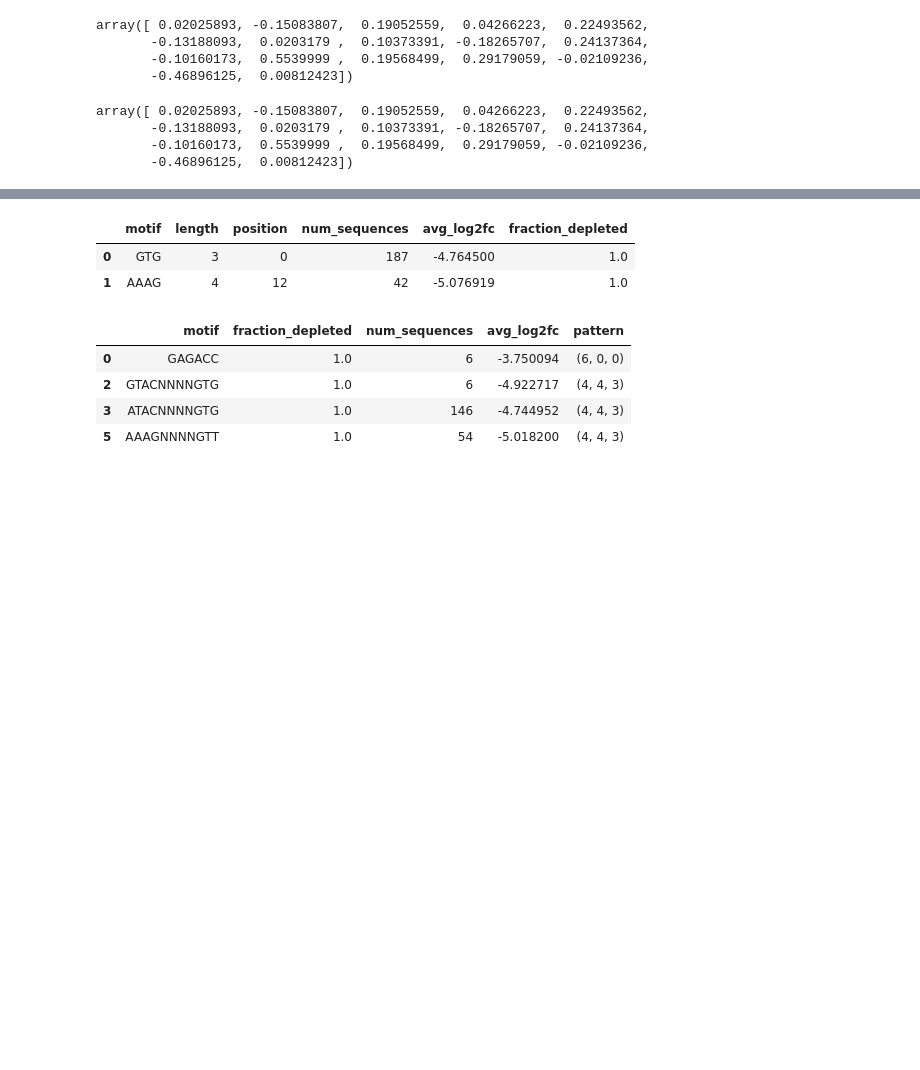
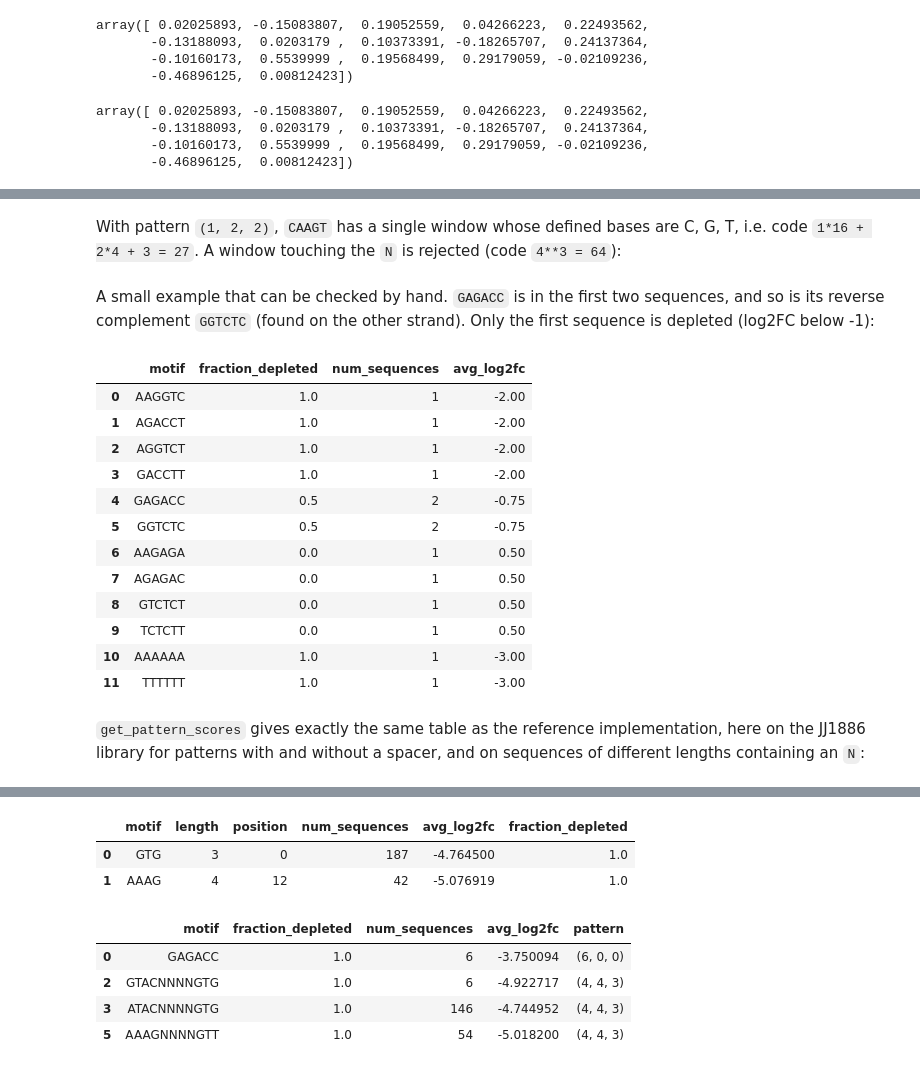
Before and after one commit to dbikard/randseq, a Jupyter notebook: nbs/00_core.ipynb, the cells around one changed output, grey strips where cells are left out. Saved outputs shown, nothing was run; the diff lists cells and outputs as text; code cells hidden in the pictures; blank space fills up the shorter version.

```diff
--- a/nbs/00_core.ipynb
+++ b/nbs/00_core.ipynb
@@ -608,0 +649,35 @@ site_scores.sort_values(by=['fraction_depleted', 'num_sequences'], ascending=[Fa
+# %%
+#| export
+def _pattern_window_codes(encoded_seqs, pattern):
+    """
+    Motif code of every window of every sequence for `pattern` (d1, spacer, d2).
+    Returns an int32 array of shape (n_sequences, n_windows); windows containing a
+    base coded 4 (non-ACGT or padding) get the out-of-range code 4**(d1+d2).
+    """
+    d1, spacer, d2 = pattern
+    width = d1 + spacer + d2
+    n_windows = encoded_seqs.shape[1] - width + 1
+    codes = np.zeros((encoded_seqs.shape[0], n_windows), dtype=np.int32)
+    for j in list(range(d1)) + list(range(d1 + spacer, width)):  # defined positions only
+        codes *= 4
+        codes += encoded_seqs[:, j:j + n_windows]
+    # Like the [ATGC] regex, reject windows with a non-ACGT base anywhere, spacer included.
+    n_bad = np.zeros((encoded_seqs.shape[0], encoded_seqs.shape[1] + 1), dtype=np.int32)
+    np.cumsum(encoded_seqs == 4, axis=1, out=n_bad[:, 1:])
+    codes[n_bad[:, width:] != n_bad[:, :n_windows]] = 4 ** (d1 + d2)
+    return codes
+
+def decode_motif_codes(codes, pattern):
+    """
+    Converts integer motif codes of `pattern` (d1, spacer, d2) back to motif strings
+    with 'N' in the spacer, e.g. CACNNNNGTAT for pattern (3, 4, 4).
+    """
+    d1, spacer, d2 = pattern
+    n_defined = d1 + d2
+    codes = np.asarray(codes, dtype=np.int64)
+    out = np.full((len(codes), d1 + spacer + d2), ord("N"), dtype=np.uint8)
+    bases = _CODE_BASES[(codes[:, None] >> (2 * np.arange(n_defined - 1, -1, -1))) & 3]
+    out[:, :d1], out[:, d1 + spacer:] = bases[:, :d1], bases[:, d1:]
+    return out.view(f"S{out.shape[1]}").ravel().astype(str).tolist()
+# %% [markdown]
+With pattern `(1, 2, 2)`, `CAAGT` has a single window whose defined bases are C, G, T, i.e. code `1*16 + 2*4 + 3 = 27`. A window touching the `N` is rejected (code `4**3 = 64`):
@@ -608,0 +733,25 @@ site_scores.sort_values(by=['fraction_depleted', 'num_sequences'], ascending=[Fa
+# %% [markdown]
+A small example that can be checked by hand. `GAGACC` is in the first two sequences, and so is its reverse complement `GGTCTC` (found on the other strand). Only the first sequence is depleted (log2FC below -1):
+# %%
+toy_scores = get_pattern_scores(encode_library(["GAGACCTT", "AAGAGACC", "TTTTTTTT"]), [-2, 0.5, -3], (6, 0, 0))
+toy = toy_scores.set_index('motif')
+test_eq(toy.loc['GAGACC'].tolist(), [0.5, 2, -0.75])
+test_eq(toy.loc['GGTCTC'].tolist(), [0.5, 2, -0.75])
+test_eq(toy.loc['TTTTTT'].tolist(), [1.0, 1, -3.0])
+toy_scores
+# %% [output]
+|  | motif | fraction_depleted | num_sequences | avg_log2fc |
+| 0 | AAGGTC | 1.0 | 1 | -2.00 |
+| 1 | AGACCT | 1.0 | 1 | -2.00 |
+| 2 | AGGTCT | 1.0 | 1 | -2.00 |
+| 3 | GACCTT | 1.0 | 1 | -2.00 |
+| 4 | GAGACC | 0.5 | 2 | -0.75 |
+| 5 | GGTCTC | 0.5 | 2 | -0.75 |
+| 6 | AAGAGA | 0.0 | 1 | 0.50 |
+| 7 | AGAGAC | 0.0 | 1 | 0.50 |
+| 8 | GTCTCT | 0.0 | 1 | 0.50 |
+| 9 | TCTCTT | 0.0 | 1 | 0.50 |
+| 10 | AAAAAA | 1.0 | 1 | -3.00 |
+| 11 | TTTTTT | 1.0 | 1 | -3.00 |
+# %% [markdown]
+`get_pattern_scores` gives exactly the same table as the reference implementation, here on the JJ1886 library for patterns with and without a spacer, and on sequences of different lengths containing an `N`:
```
Also changed, not shown: parts of 22 cells of this notebook, 6 other files.
